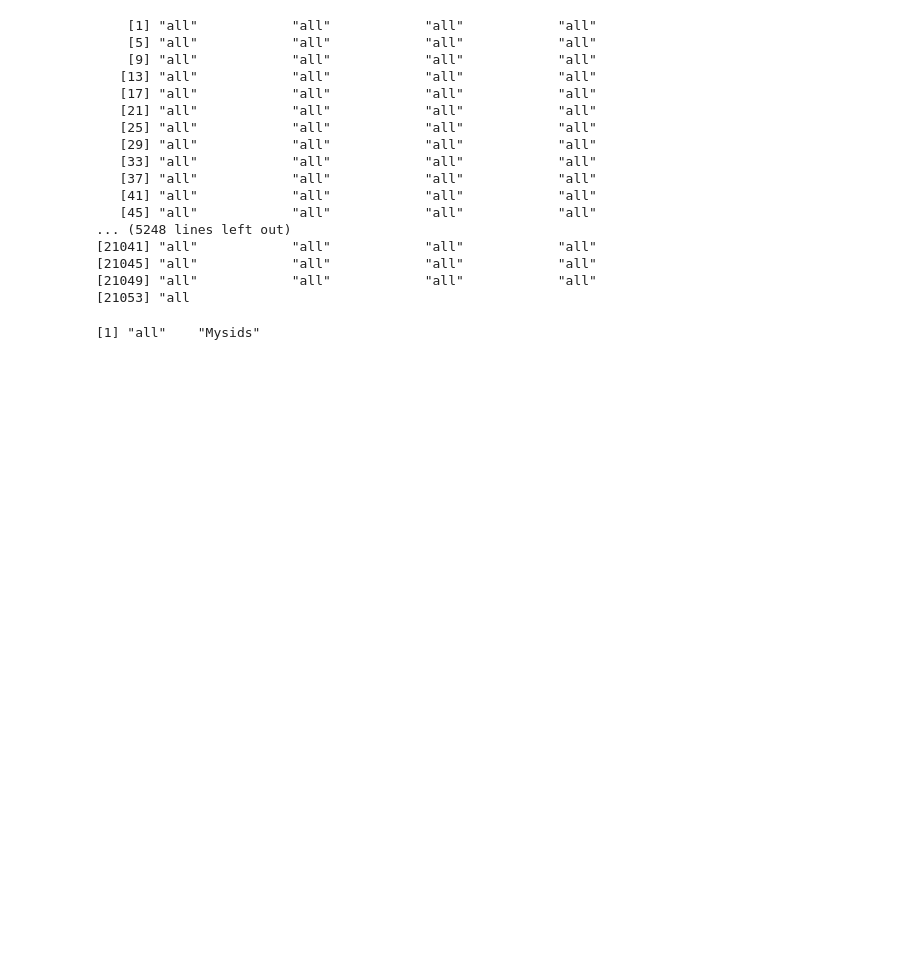
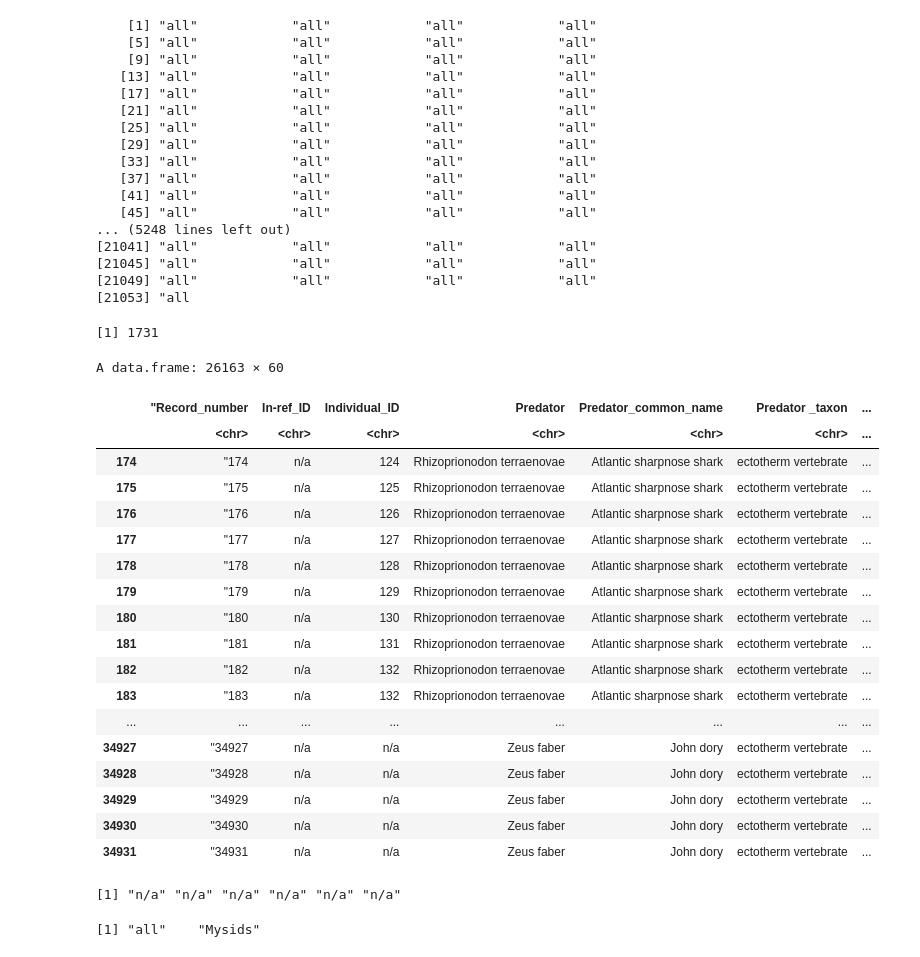
Before and after one commit to zfourati/Predator-and-prey-body-sizes-in-marine-food-webs, a Jupyter notebook: script.ipynb, the cells around one changed output. Cells and saved outputs as stored; diff of their text form; code cells hidden in the pictures; blank space fills up the shorter version.

```diff
--- a/script.ipynb
+++ b/script.ipynb
@@ -83,3 +83,33 @@ data$`Diet coverage`
 [21045] "all"            "all"            "all"            "all"
 [21049] "all"            "all"            "all"            "all"
 [21053] "all
+# %%
+nrow(data[data$`Individual_ID` == 'n/a',])
+# %% [output]
+[1] 1731
+# %%
+data[data$`In-ref_ID` == 'n/a',]
+# %% [output]
+A data.frame: 26163 × 60
+|  | "Record_number | In-ref_ID | Individual_ID | Predator | Predator_common_name | Predator _taxon | ... |
+|  | <chr> | <chr> | <chr> | <chr> | <chr> | <chr> | ... |
+| 174 | "174 | n/a | 124 | Rhizoprionodon terraenovae | Atlantic sharpnose shark | ectotherm vertebrate | ... |
+| 175 | "175 | n/a | 125 | Rhizoprionodon terraenovae | Atlantic sharpnose shark | ectotherm vertebrate | ... |
+| 176 | "176 | n/a | 126 | Rhizoprionodon terraenovae | Atlantic sharpnose shark | ectotherm vertebrate | ... |
+| 177 | "177 | n/a | 127 | Rhizoprionodon terraenovae | Atlantic sharpnose shark | ectotherm vertebrate | ... |
+| 178 | "178 | n/a | 128 | Rhizoprionodon terraenovae | Atlantic sharpnose shark | ectotherm vertebrate | ... |
+| 179 | "179 | n/a | 129 | Rhizoprionodon terraenovae | Atlantic sharpnose shark | ectotherm vertebrate | ... |
+| 180 | "180 | n/a | 130 | Rhizoprionodon terraenovae | Atlantic sharpnose shark | ectotherm vertebrate | ... |
+| 181 | "181 | n/a | 131 | Rhizoprionodon terraenovae | Atlantic sharpnose shark | ectotherm vertebrate | ... |
+| 182 | "182 | n/a | 132 | Rhizoprionodon terraenovae | Atlantic sharpnose shark | ectotherm vertebrate | ... |
+| 183 | "183 | n/a | 132 | Rhizoprionodon terraenovae | Atlantic sharpnose shark | ectotherm vertebrate | ... |
+| ... | ... | ... | ... | ... | ... | ... | ... |
+| 34927 | "34927 | n/a | n/a | Zeus faber | John dory | ectotherm vertebrate | ... |
+| 34928 | "34928 | n/a | n/a | Zeus faber | John dory | ectotherm vertebrate | ... |
+| 34929 | "34929 | n/a | n/a | Zeus faber | John dory | ectotherm vertebrate | ... |
+| 34930 | "34930 | n/a | n/a | Zeus faber | John dory | ectotherm vertebrate | ... |
+| 34931 | "34931 | n/a | n/a | Zeus faber | John dory | ectotherm vertebrate | ... |
+# %%
+tail(data$`In-ref_ID`)
+# %% [output]
+[1] "n/a" "n/a" "n/a" "n/a" "n/a" "n/a"
```
Also changed, not shown: parts of 1 cell of this notebook.
